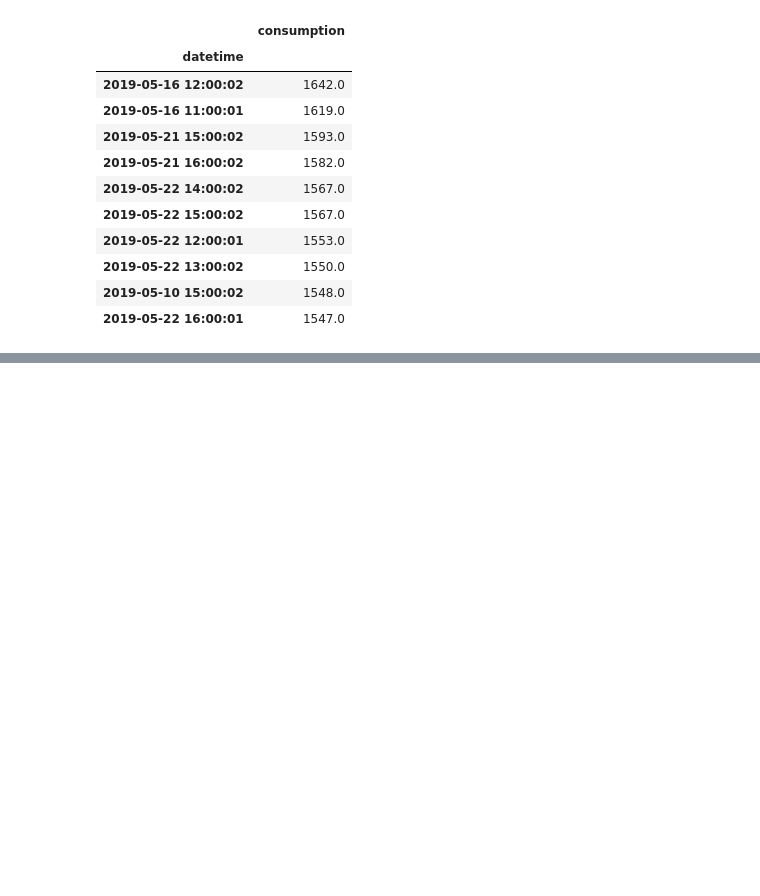
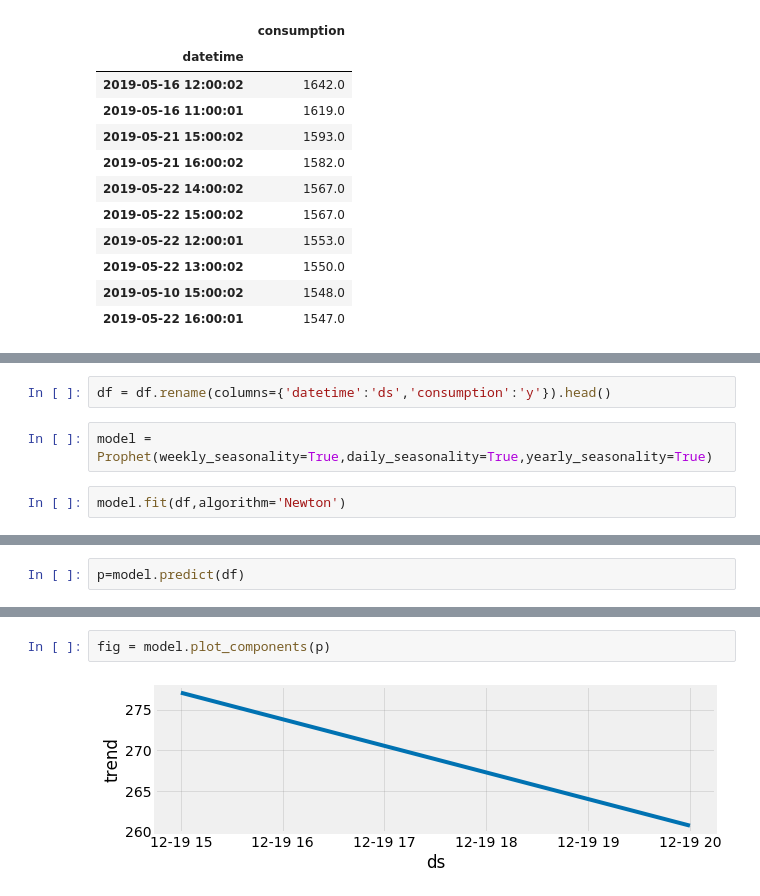
Before and after one commit to KanishAnand/Energy-Prediction-Webapp, a Jupyter notebook: src/model.ipynb, the cells around one changed output, grey strips where cells are left out. Cells and saved outputs as stored; diff of their text form; blank space fills up the shorter version.

Commit message:
working with model

```diff
--- a/src/model.ipynb
+++ b/src/model.ipynb
@@ -62,0 +69,6 @@ df.nlargest(10,'consumption')
+# %%
+df = df.rename(columns={'datetime':'ds','consumption':'y'}).head()
+# %%
+model = Prophet(weekly_seasonality=True,daily_seasonality=True,yearly_seasonality=True)
+# %%
+model.fit(df,algorithm='Newton')
@@ -62,0 +81,2 @@ df.nlargest(10,'consumption')
+# %%
+p=model.predict(df)
@@ -62,0 +92,4 @@ df.nlargest(10,'consumption')
+# %%
+fig = model.plot_components(p)
+# %% [output]
+[figure, added]
```
Also changed, not shown: parts of 6 cells of this notebook, 1 other file.
